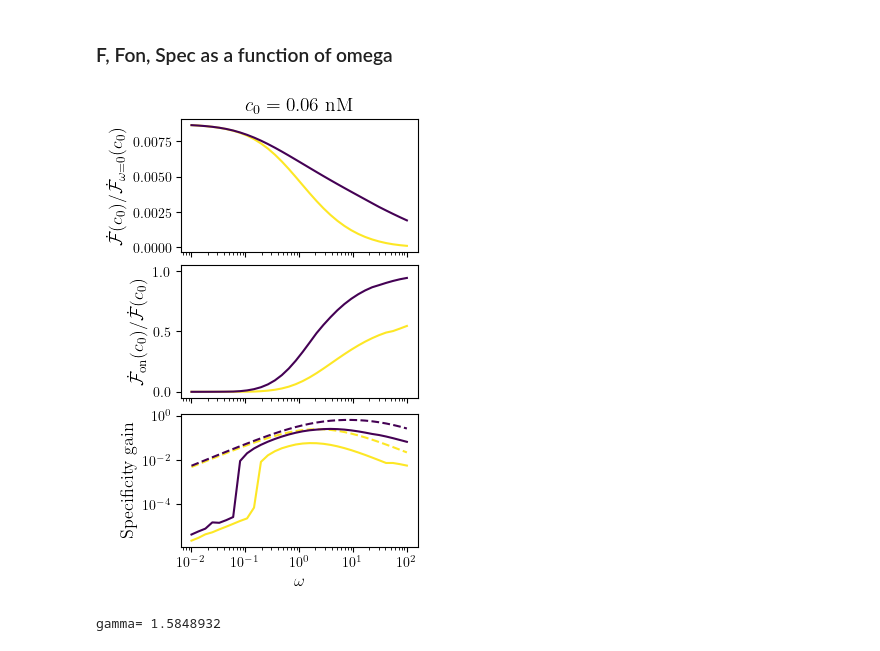
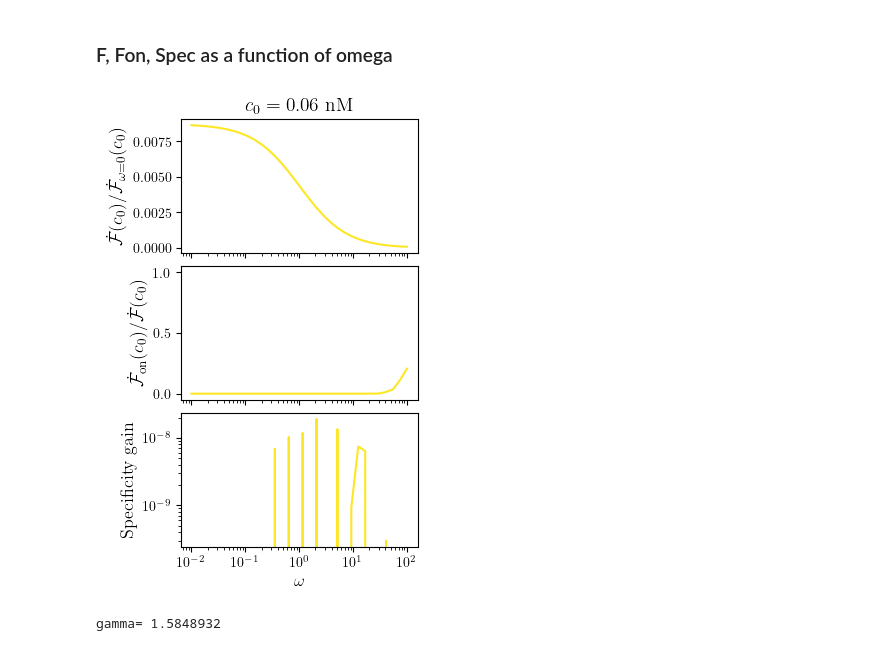
Before and after one commit to ta-rekt/LLROpt.jl, a Jupyter notebook: dev.ipynb, the cells around one changed output. Cells and saved outputs as stored; diff of their text form; code cells hidden in the pictures.

```diff
--- a/dev.ipynb
+++ b/dev.ipynb
@@ -1478,0 +1462,9 @@ ax.legend(fontsize=14, loc='lower right')
+# %%
+date = 20250528
+path = "/.julia/dev/LLROpt/plots/"
+dirname = '{}{}{}'.format(os.environ["HOME"],path, date)
+
+if not os.path.exists(dirname):
+    os.makedirs(dirname)
+
+fig.savefig('{}{}{}/ep90-at-max-fir-c0.svg'.format(os.environ["HOME"],path, date))
@@ -1479,3 +1558,12 @@ ax.legend(fontsize=14, loc='lower right')
+# %%
+date = 20250528
+path = "/.julia/dev/LLROpt/plots/"
+dirname = '{}{}{}'.format(os.environ["HOME"],path, date)
+
+if not os.path.exists(dirname):
+    os.makedirs(dirname)
+
+fig.savefig('{}{}{}/fir-epr-hic.svg'.format(os.environ["HOME"],path, date))
 # %% [markdown]
 ## $\min \{\langle T \rangle + \beta EP\}$
 # %%
@@ -7044,36 +7132,35 @@ plt.rcParams['text.usetex'] = True
 fig, axes = plt.subplots(3, 1, figsize=(3.2, 5), sharex=True, layout="constrained")
 
 cmap = plt.cm.viridis.reversed()
 norm = Normalize(vmin=gvals[7], vmax=gvals[20])
 
-for kgi in [7,20]:
+for kgi in [0]:
     g = gvals[kgi]
     color = cmap(norm(gvals[kgi]))
     # Fisher info. rate
     axes[0].plot(wvals, fir[kgi], color=color)
     # On contribution
     axes[1].plot(wvals, firOn[kgi]/fir[kgi], color=color)
     # Specificity
     axes[2].plot(wvals, 2**spec[kgi]-(g/(g+np.array(wvals)*(1+g)/2)), color=color)
     axes[2].plot(wvals, g**2/(np.array(wvals)+g**2)-(g/(g+np.array(wvals)*(1+g)/2)), color=color, linestyle="--")
 
 axes[0].set_title(r"$c_0={} \rm \;nM$".format(0.1*0.6), fontsize=14)
 axes[0].set_xscale('log')
 axes[0].set_ylabel(r"$\dot{\mathcal F}(c_0)/\dot{\mathcal F}_{\omega=0}(c_0)$", fontsize=13)
 axes[1].set_ylim(-0.05, 1.05)
 axes[1].set_ylabel(r"$\dot{\mathcal F}_{\rm on}(c_0)/\dot{\mathcal F}(c_0)$", fontsize=13)
 axes[2].set_ylabel(r"$\rm Specificity\; gain$", fontsize=13)
 axes[2].set_xlabel(r"$\omega$", fontsize=12)
 axes[2].set_xticks([0.01,0.1, 1,10, 100])
 axes[2].set_yscale('log')
 # axes[3].plot(wvals, 0.02*np.array(wvals), color="black", linestyle="--", alpha=0.4)
 # axes[4].set_yscale('log')
 
-
 sm = plt.cm.ScalarMappable(norm=norm, cmap=cmap)
 # fig.colorbar(sm, ax=axes.ravel().tolist(), label=r"$\gamma$", location="right", shrink=0.5)
 # %% [output]
-[figure, old version]
+[figure, new version]
 # %%
 date = 20250526
 dirname = '{}/.julia/dev/LLROpt/plots/{}'.format(os.environ["HOME"], date)
```
Also changed, not shown: parts of 7 cells of this notebook, 12 other files.
